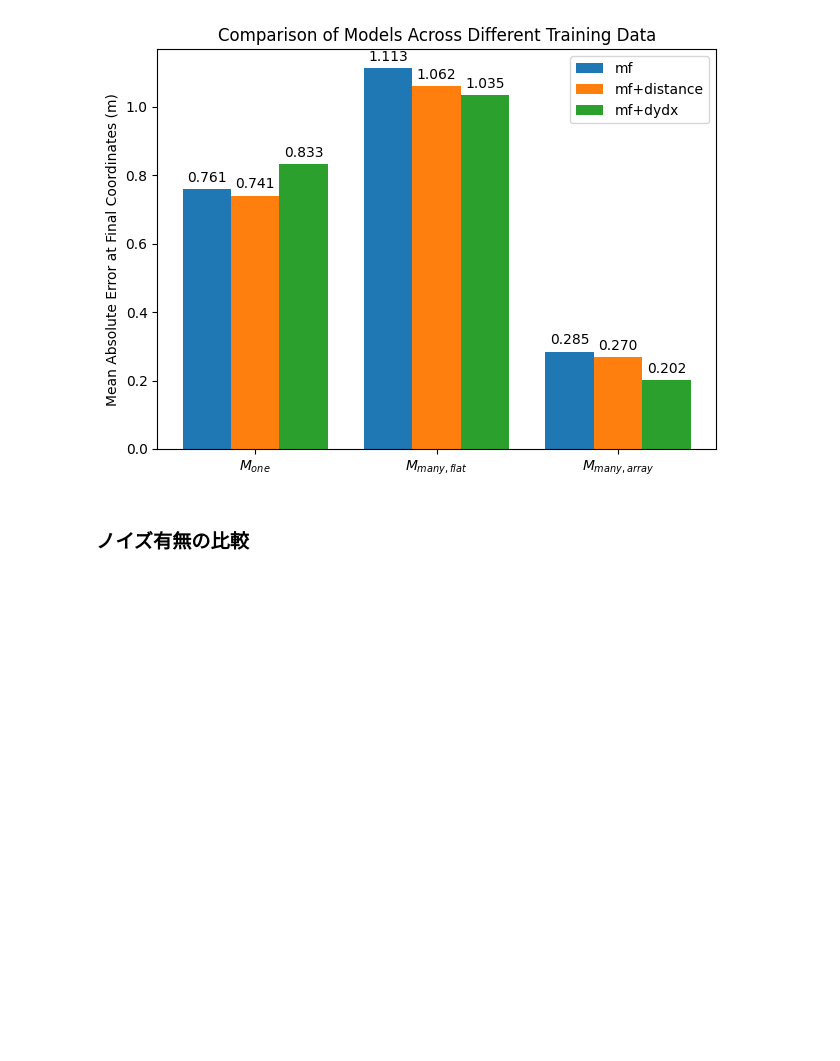
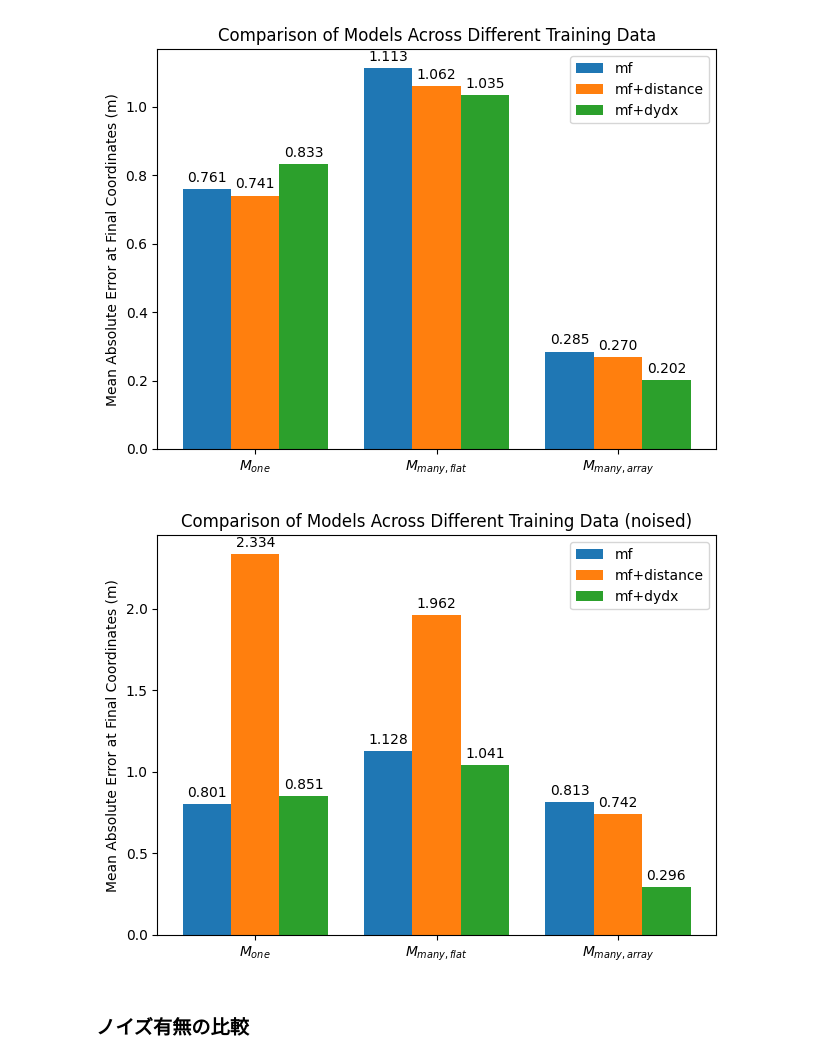
Before and after one commit to hal0309/lab-abci, a Jupyter notebook: _test/eval_m2_datashow.ipynb, the cells around one changed output. Drawn from its saved outputs; the diff is of its cells as text; code cells hidden in the pictures; blank space fills up the shorter version.

```diff
--- a/_test/eval_m2_datashow.ipynb
+++ b/_test/eval_m2_datashow.ipynb
@@ -152,6 +152,23 @@ group_bar(title="Comparison of Models Across Different Training Data",
             cat_values=[cat1_value, cat2_value, cat3_value])
 # %% [output]
 [figure]
+# %%
+labels = ['$M_{one}$', '$M_{many,flat}$', '$M_{many,array}$']
+category = ['mf', 'mf+distance', 'mf+dydx']
+cat1_files = ["2ax_zeros_flat2.pickle", "2ax_zeros_flat.pickle", "2ax_zeros_index.pickle"]
+cat2_files = ["2ax_distance_flat2.pickle", "2ax_distance_flat.pickle", "2ax_distance_index.pickle"]
+cat3_files = ["2ax_route_flat2.pickle", "2ax_route_flat.pickle", "2ax_route_index.pickle"]
+cat1_value = [np.mean(all_data[f"noise_{f}"][:,-1]) for f in cat1_files]
+cat2_value = [np.mean(all_data[f"noise_{f}"][:,-1]) for f in cat2_files]
+cat3_value = [np.mean(all_data[f"noise_{f}"][:,-1]) for f in cat3_files]
+
+group_bar(title="Comparison of Models Across Different Training Data (noised)",
+            ylabel="Mean Absolute Error at Final Coordinates (m)",
+            labels=labels,
+            category=category,
+            cat_values=[cat1_value, cat2_value, cat3_value])
+# %% [output]
+[figure, added]
 # %% [markdown]
 ### ノイズ有無の比較
 # %%
```
